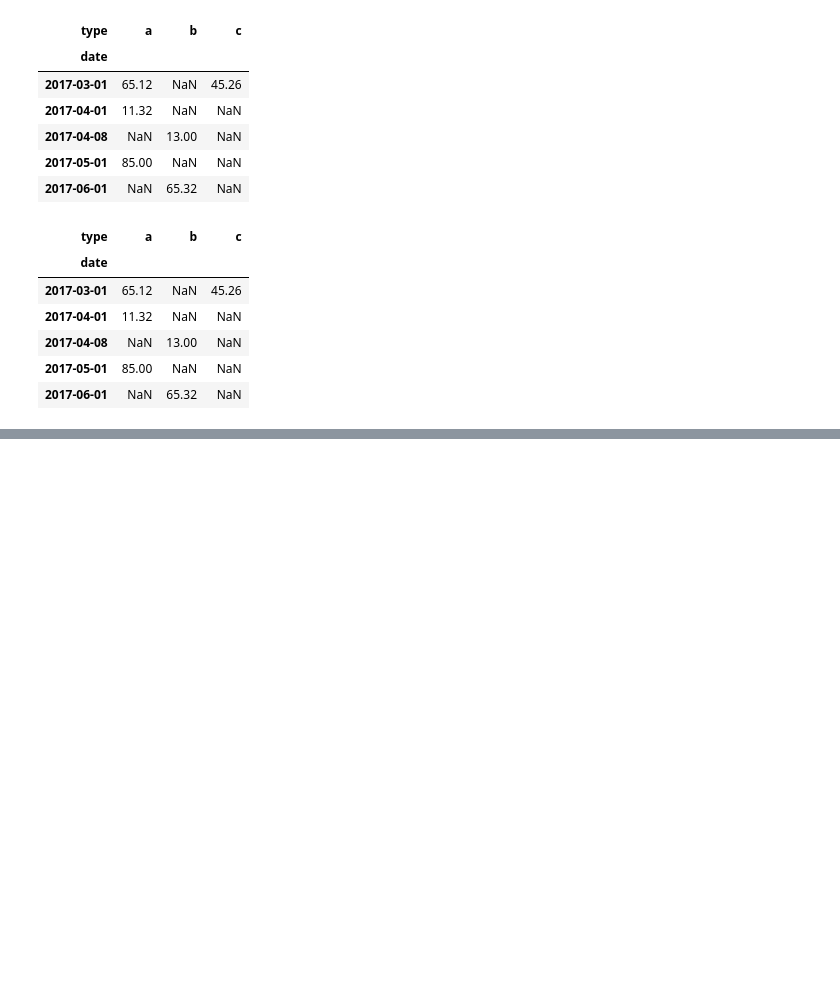
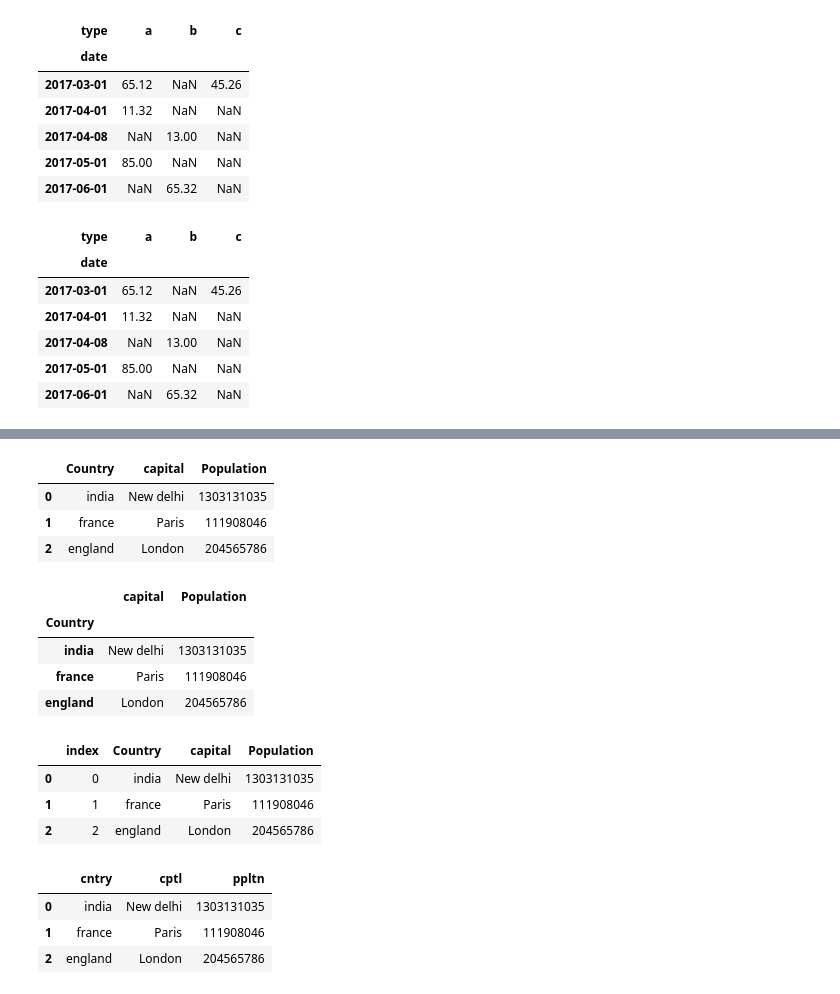
Before and after one commit to sanket-k/machine_learning_basics, a Jupyter notebook: pandas/pandas-1.ipynb, the cells around one changed output, grey strips where cells are left out. Cells and saved outputs as stored; diff of their text form; code cells hidden in the pictures; blank space fills up the shorter version.

```diff
--- a/pandas/pandas-1.ipynb
+++ b/pandas/pandas-1.ipynb
@@ -301,0 +441,28 @@ display(df4)
+# %%
+# Setting / reseeting
+display(df)
+display(df.set_index('Country'))
+df4 = df.reset_index()
+display(df4)
+df = df.rename(index=str,columns={'Country':'cntry',
+                                 'capital':'cptl',
+                                 'Population':'ppltn'})
+display(df)
+# %% [output]
+|  | Country | capital | Population |
+| 0 | india | New delhi | 1303131035 |
+| 1 | france | Paris | 111908046 |
+| 2 | england | London | 204565786 |
+|  | capital | Population |
+| Country |  |  |
+| india | New delhi | 1303131035 |
+| france | Paris | 111908046 |
+| england | London | 204565786 |
+|  | index | Country | capital | Population |
+| 0 | 0 | india | New delhi | 1303131035 |
+| 1 | 1 | france | Paris | 111908046 |
+| 2 | 2 | england | London | 204565786 |
+|  | cntry | cptl | ppltn |
+| 0 | india | New delhi | 1303131035 |
+| 1 | france | Paris | 111908046 |
+| 2 | england | London | 204565786 |
```
Also changed, not shown: parts of 11 cells of this notebook, 2 other files.
